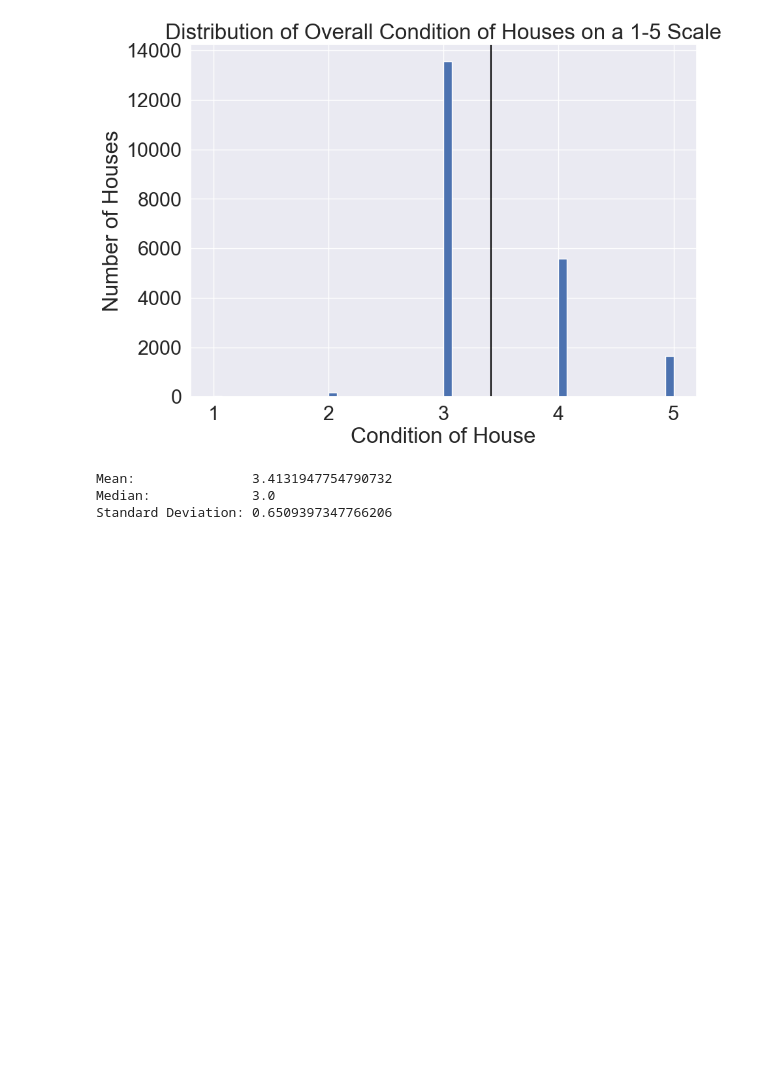
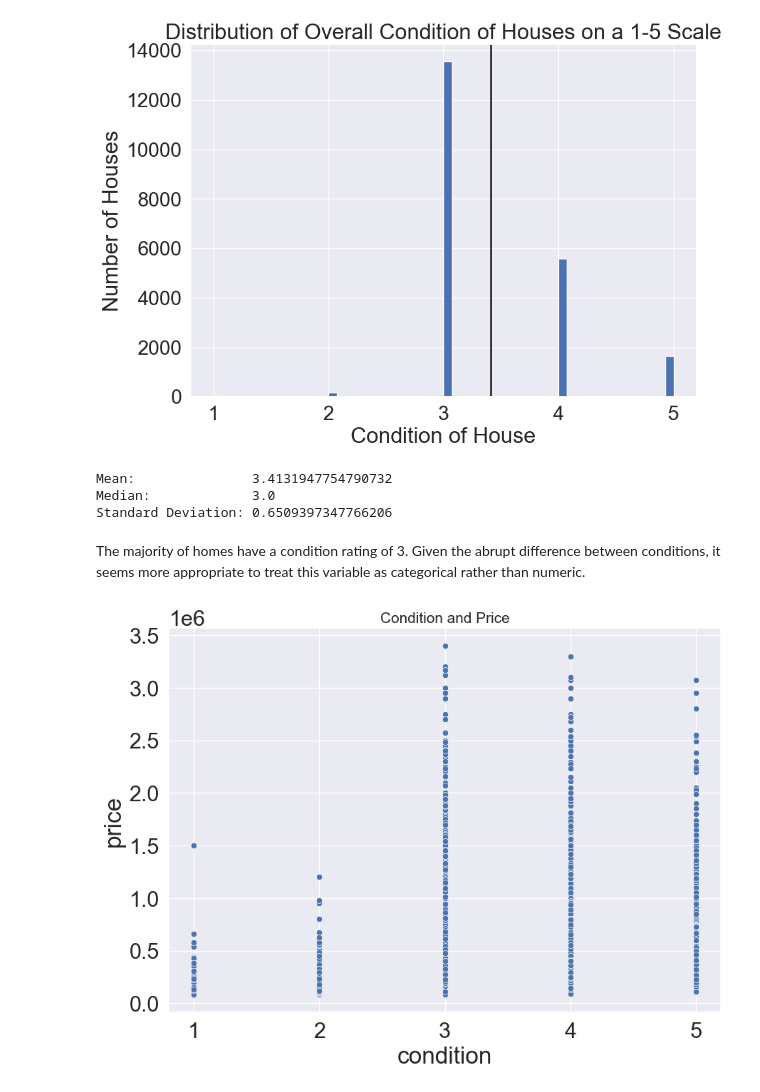
Before and after one commit to clydeochieng/dsc-phase-2-project, a Jupyter notebook: student.ipynb, the cells around one changed output. Drawn from its saved outputs; the diff is of its cells as text; code cells hidden in the pictures; blank space fills up the shorter version.

```diff
--- a/student.ipynb
+++ b/student.ipynb
@@ -889,3 +889,16 @@ print_stats(df, 'condition')
 Mean:               3.4131947754790732
 Median:             3.0
 Standard Deviation: 0.6509397347766206
+# %% [markdown]
+The majority of homes have a condition rating of 3. Given the abrupt difference between conditions, it seems more appropriate to treat this variable as categorical rather than numeric.
+# %%
+import seaborn as sns
+import matplotlib.pyplot as plt
+
+plt.figure(figsize=(10,7))
+sns.scatterplot(x=df['condition'], y=df['price'])
+plt.title('Condition and Price', fontsize=15)
+plt.savefig("condition_price_scatter.png", bbox_inches='tight')
+plt.show()
+# %% [output]
+[figure, added]
```
